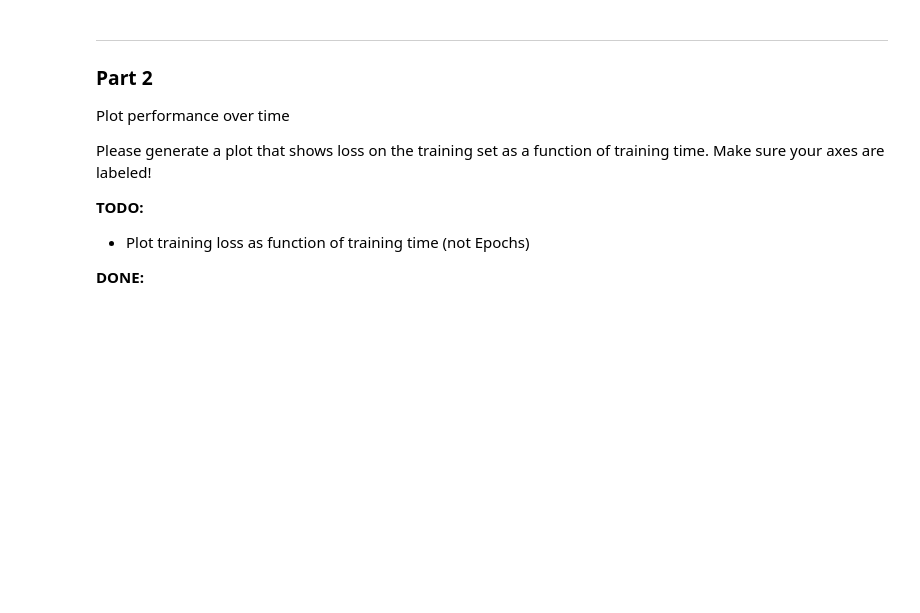
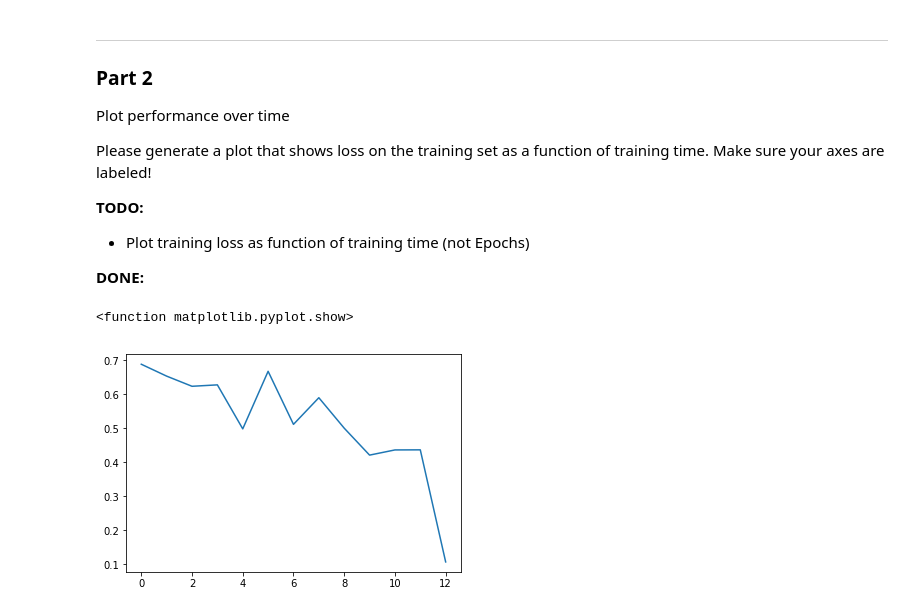
Before and after one commit to ALMerrill/cs474_labs_f2019, a Jupyter notebook: DL_Lab4.ipynb, the cells around one changed output. Drawn from its saved outputs; the diff is of its cells as text; code cells hidden in the pictures; blank space fills up the shorter version.

Commit message:
Got output image working plus full epoch

```diff
--- a/DL_Lab4.ipynb
+++ b/DL_Lab4.ipynb
@@ -414,6 +403,12 @@ Please generate a plot that shows loss on the training set as a function of trai
 **DONE:**
 # %%
 # Your plotting code here
+
+plt.plot(losses)
+plt.show
+# %% [output]
+<function matplotlib.pyplot.show>
+[figure, added]
 # %% [markdown]
 ___
 
```
Also changed, not shown: parts of 5 cells of this notebook.
